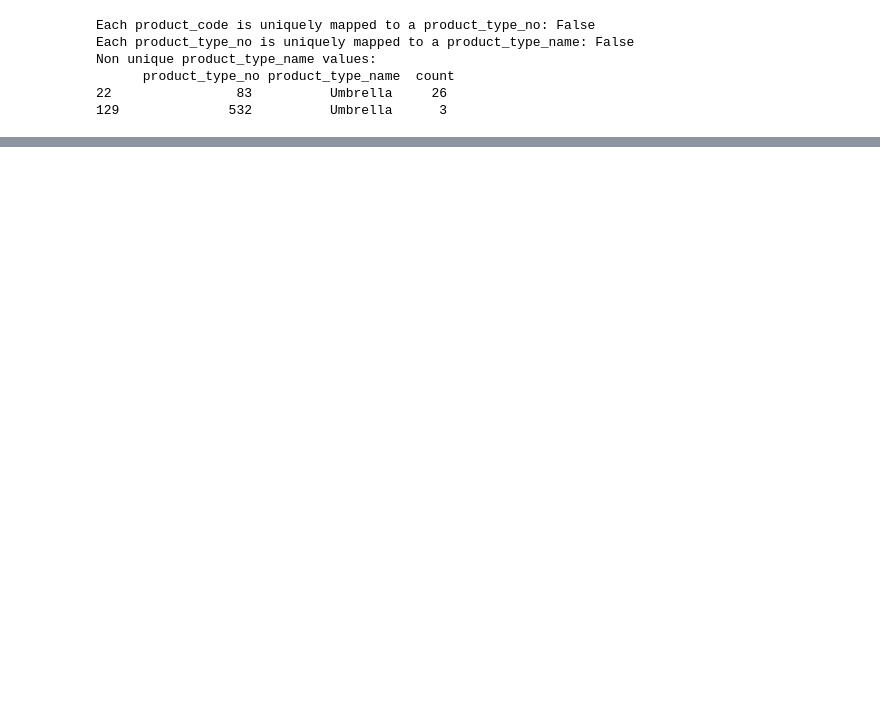
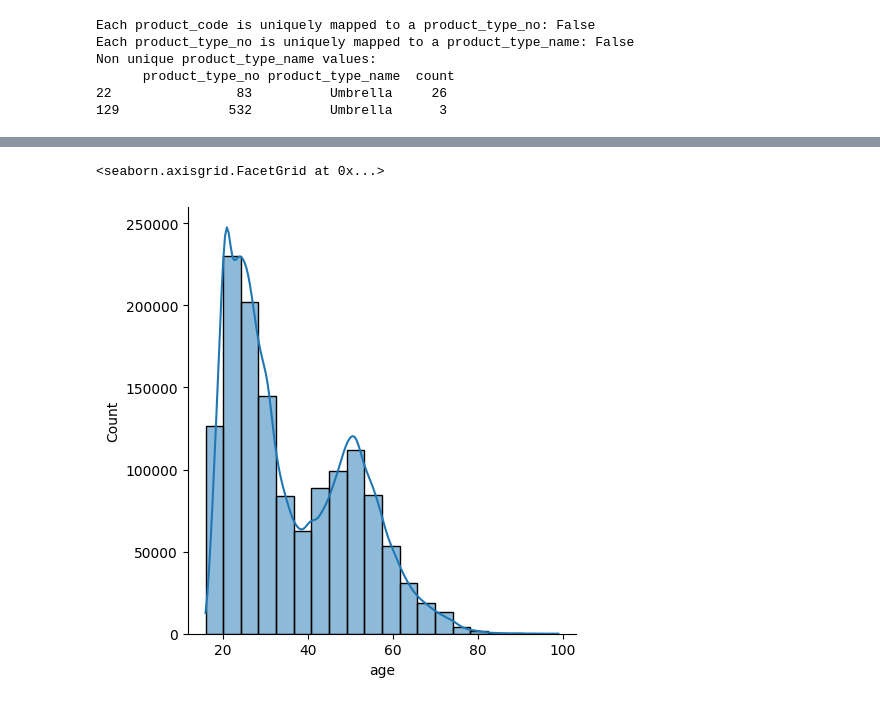
Before and after one commit to LienM/ai-project-23-24, a Jupyter notebook: MaksimKarnaukh/EDA.ipynb, the cells around one changed output, grey strips where cells are left out. Cells and saved outputs as stored; diff of their text form; code cells hidden in the pictures; blank space fills up the shorter version.

Commit message:
notebook customers

```diff
--- a/MaksimKarnaukh/EDA.ipynb
+++ b/MaksimKarnaukh/EDA.ipynb
@@ -191,0 +198,6 @@ Non unique product_type_name values:
+# %%
+# Specify the data types for specific columns in customers.csv
+data_types_transactions = {
+    'article_id': str,
+}
+customers = load_dataset("datasets/customers.csv")
@@ -191,0 +263,6 @@ Non unique product_type_name values:
+# %%
+# plot the distribution of ages, no need to explicitly check outlier ages because of earlier check.
+sns.displot(customers["age"], kde=True, bins=20)
+# %% [output]
+<seaborn.axisgrid.FacetGrid at 0x...>
+[figure, added]
```
Also changed, not shown: parts of 24 cells of this notebook, 1 other file.
